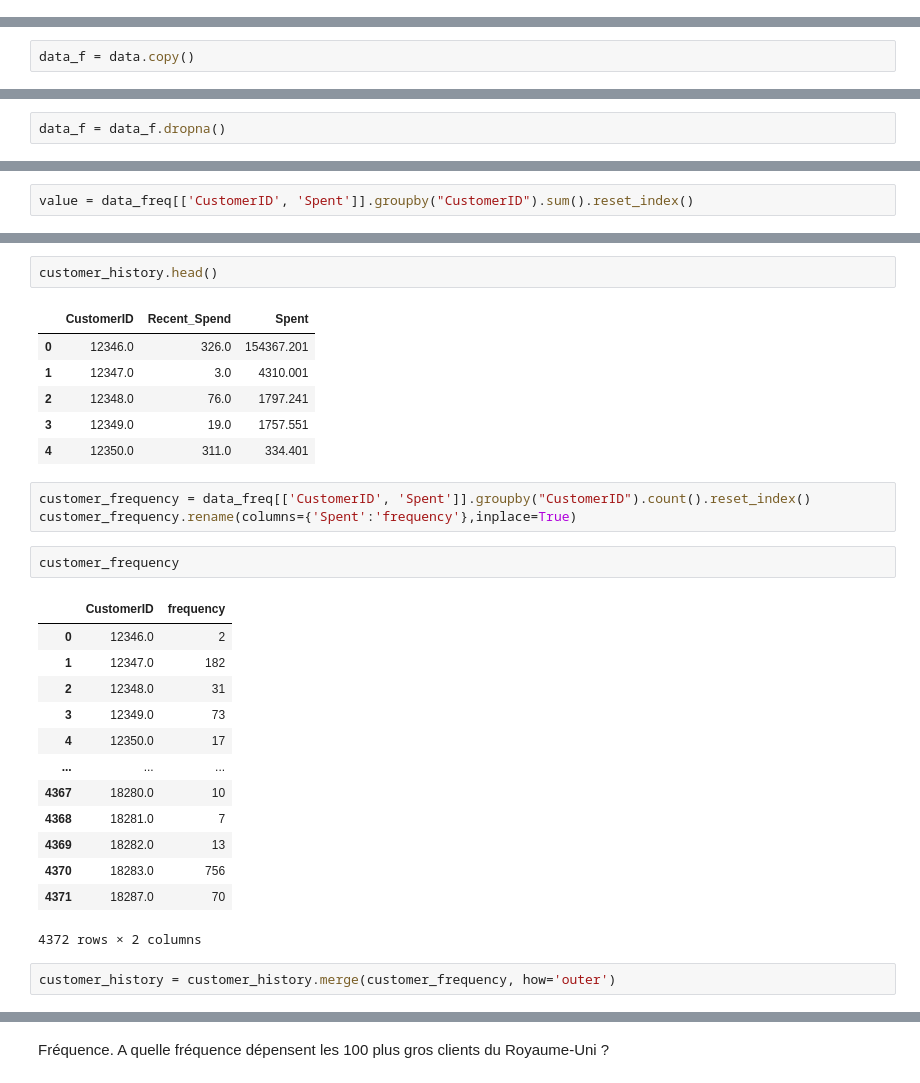
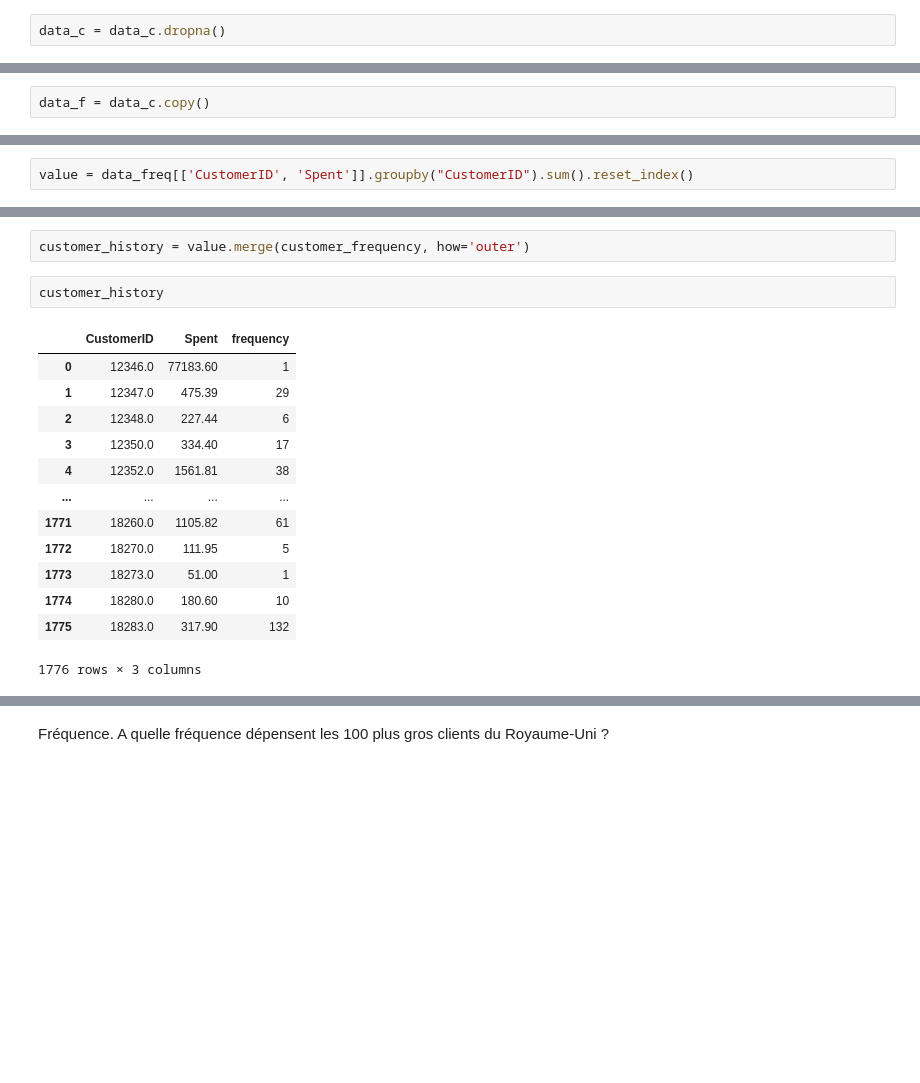
Before and after one commit to bdj-02/Tp2_MachineLearning, a Jupyter notebook: MachineLearning_TP2.ipynb, the cells around one changed output, grey strips where cells are left out. Drawn from its saved outputs; the diff is of its cells as text; blank space fills up the shorter version.

```diff
--- a/MachineLearning_TP2.ipynb
+++ b/MachineLearning_TP2.ipynb
@@ -216,0 +323,2 @@ data.drop_duplicates()
+# %%
+data_c = data_c.dropna()
@@ -217,5 +361,5 @@ data.drop_duplicates()
 # %%
-data_f = data.copy()
+data_f = data_c.copy()
 # %%
 data_f.head()
 # %% [output]
@@ -230,2 +371,0 @@ Vérification des valeurs NAN
-# %%
-data_f = data_f.dropna()
@@ -752,30 +858,18 @@ customer_history.Spent = customer_history.Spent+0.001
+# %%
+customer_history = value.merge(customer_frequency, how='outer')
 # %%
-customer_history.head()
+customer_history
 # %% [output]
-|  | CustomerID | Recent_Spend | Spent |
-| 0 | 12346.0 | 326.0 | 154367.201 |
-| 1 | 12347.0 | 3.0 | 4310.001 |
-| 2 | 12348.0 | 76.0 | 1797.241 |
-| 3 | 12349.0 | 19.0 | 1757.551 |
-| 4 | 12350.0 | 311.0 | 334.401 |
+|  | CustomerID | Spent | frequency |
+| 0 | 12346.0 | 77183.60 | 1 |
+| 1 | 12347.0 | 475.39 | 29 |
+| 2 | 12348.0 | 227.44 | 6 |
+| 3 | 12350.0 | 334.40 | 17 |
+| 4 | 12352.0 | 1561.81 | 38 |
+| ... | ... | ... | ... |
+| 1771 | 18260.0 | 1105.82 | 61 |
+| 1772 | 18270.0 | 111.95 | 5 |
+| 1773 | 18273.0 | 51.00 | 1 |
+| 1774 | 18280.0 | 180.60 | 10 |
+| 1775 | 18283.0 | 317.90 | 132 |
+1776 rows × 3 columns
-# %%
-customer_frequency = data_freq[['CustomerID', 'Spent']].groupby("CustomerID").count().reset_index()
-customer_frequency.rename(columns={'Spent':'frequency'},inplace=True)
-# %%
-customer_frequency
-# %% [output]
-|  | CustomerID | frequency |
-| 0 | 12346.0 | 2 |
-| 1 | 12347.0 | 182 |
-| 2 | 12348.0 | 31 |
-| 3 | 12349.0 | 73 |
-| 4 | 12350.0 | 17 |
-| ... | ... | ... |
-| 4367 | 18280.0 | 10 |
-| 4368 | 18281.0 | 7 |
-| 4369 | 18282.0 | 13 |
-| 4370 | 18283.0 | 756 |
-| 4371 | 18287.0 | 70 |
-4372 rows × 2 columns
-# %%
-customer_history = customer_history.merge(customer_frequency, how='outer')
```
Also changed, not shown: parts of 122 cells of this notebook.
